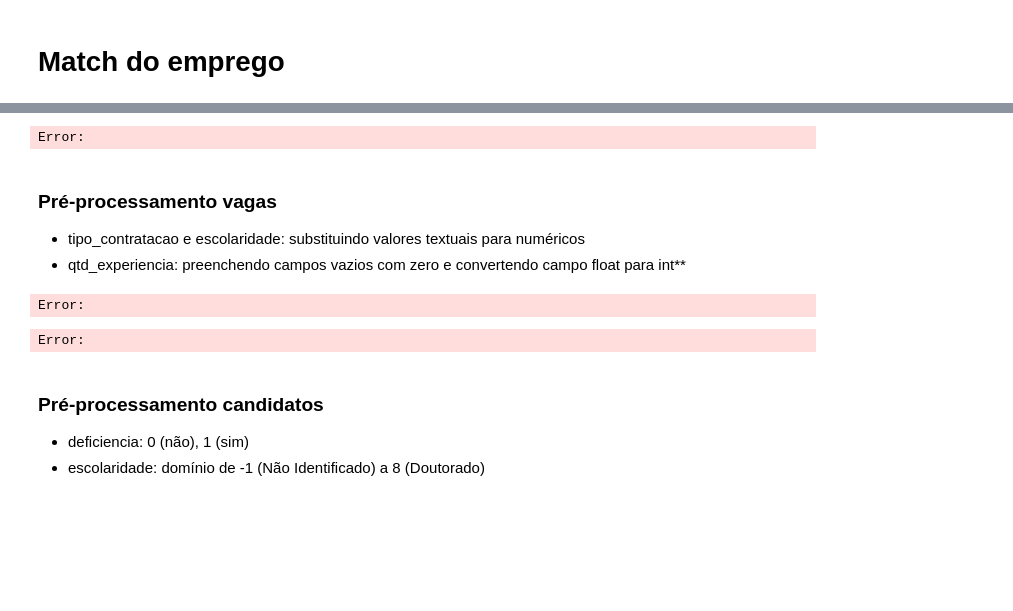
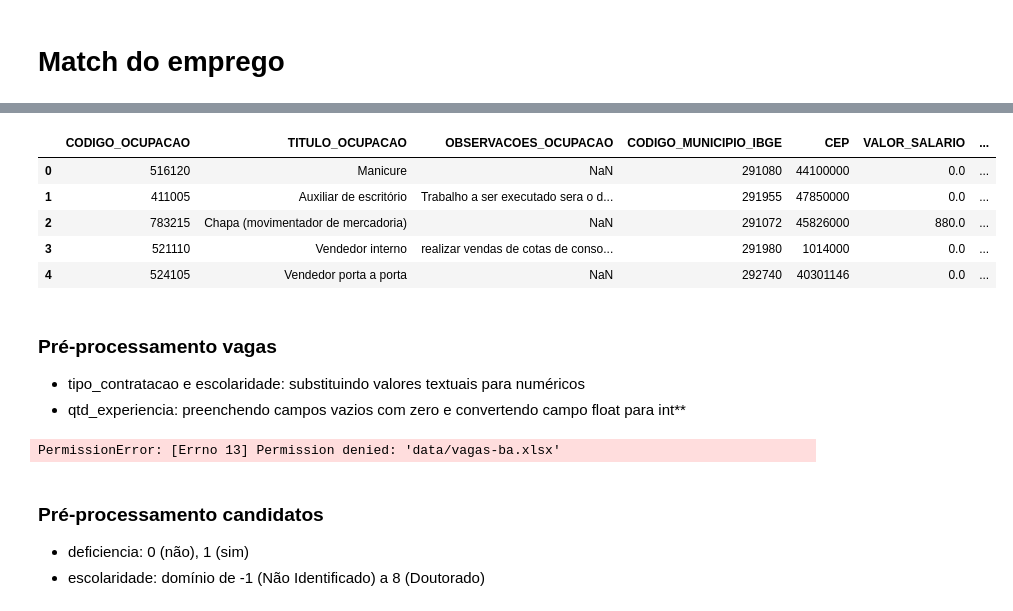
Before and after one commit to edmilsondejesus/match-emprego, a Jupyter notebook: pre-processamento.ipynb, the cells around one changed output, grey strips where cells are left out. Cells and saved outputs as stored; diff of their text form; code cells hidden in the pictures; blank space fills up the shorter version.

```diff
--- a/pre-processamento.ipynb
+++ b/pre-processamento.ipynb
@@ -8,10 +17,15 @@ Error:
 # %%
 # df_vagas = pd.read_csv('data/D_ETL_IMO_EXTRACAO_SINE_ABERTO_VAGAS_PR.csv', encoding = "ISO-8859-1",sep=';')
-df_vagas = pd.read_excel('data/D_ETL_IMO_EXTRACAO_SINE_ABERTO_VAGAS_PR.xlsx')
+df_vagas = pd.read_excel('data/D_ETL_IMO_EXTRACAO_SINE_ABERTO_VAGAS_BA.xlsx')
 pd.set_option('max_colwidth', None)
 df_vagas.head()
 # %% [output]
-Error:
+|  | CODIGO_OCUPACAO | TITULO_OCUPACAO | OBSERVACOES_OCUPACAO | CODIGO_MUNICIPIO_IBGE | CEP | VALOR_SALARIO | ... |
+| 0 | 516120 | Manicure | NaN | 291080 | 44100000 | 0.0 | ... |
+| 1 | 411005 | Auxiliar de escritório | Trabalho a ser executado sera o d... | 291955 | 47850000 | 0.0 | ... |
+| 2 | 783215 | Chapa (movimentador de mercadoria) | NaN | 291072 | 45826000 | 880.0 | ... |
+| 3 | 521110 | Vendedor interno | realizar vendas de cotas de conso... | 291980 | 1014000 | 0.0 | ... |
+| 4 | 524105 | Vendedor porta a porta | NaN | 292740 | 40301146 | 0.0 | ... |
 # %% [markdown]
 ### Pré-processamento vagas
 - tipo_contratacao e escolaridade: substituindo valores textuais para numéricos
@@ -22,5 +36,3 @@ df_vagas=df_vagas.drop(['REQUERIDO_DEFICIENCIA', 'DEFICIENCIAS','CEP','OBSERVACO
 
 df_vagas.rename(columns={'CODIGO_OCUPACAO': 'cod_ocupacao', 'VALOR_SALARIO': 'salario', 'TIPO_CONTRATACAO': 'tipo_contratacao',
 'QTD_EXPERIENCIA': 'qtd_experiencia', 'ESCOLARIDADE': 'escolaridade'}, inplace=True)
-# %% [output]
-Error:
@@ -41,6 +65,7 @@ df_vagas.loc[df_vagas['escolaridade'] == '7 - Médio Completo', 'escolaridade']
 df_vagas.loc[df_vagas['escolaridade'] == '8 - Superior Incompleto', 'escolaridade']  = 5
 df_vagas.loc[df_vagas['escolaridade'] == 'Superior Completo', 'escolaridade']  = 6
 df_vagas.loc[df_vagas['escolaridade'] == '13 - Especialização', 'escolaridade']  = 7
+df_vagas.loc[df_vagas['escolaridade'] == '13 - Especialização', 'escolaridade']  = 7
 
 # Qtd. Experiência
 df_vagas.fillna(0, inplace=True)
@@ -49,10 +74,10 @@ df_vagas.qtd_experiencia =df_vagas.qtd_experiencia.astype(int)
 df_vagas['cod_ocupacao'] = df_vagas.cod_ocupacao.astype(np.int64)
 df_vagas['salario'] = df_vagas.salario.astype(np.int64)
 
-df_vagas.to_excel('data/vagas-pr.xlsx')
+df_vagas.to_excel('data/vagas-ba.xlsx')
 df_vagas
 # %% [output]
-Error:
+PermissionError: [Errno 13] Permission denied: 'data/vagas-ba.xlsx'
 # %% [markdown]
 ### Pré-processamento candidatos
 - deficiencia: 0 (não), 1 (sim)
```
Also changed, not shown: parts of 31 cells of this notebook, 2 other files.
